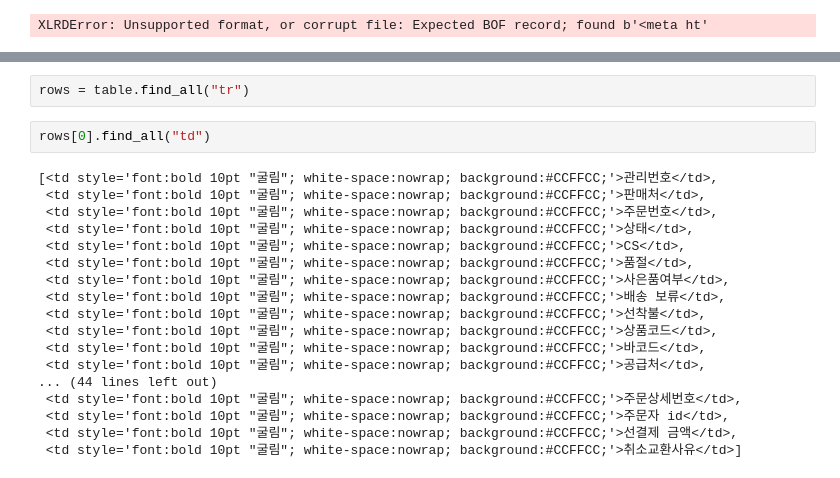
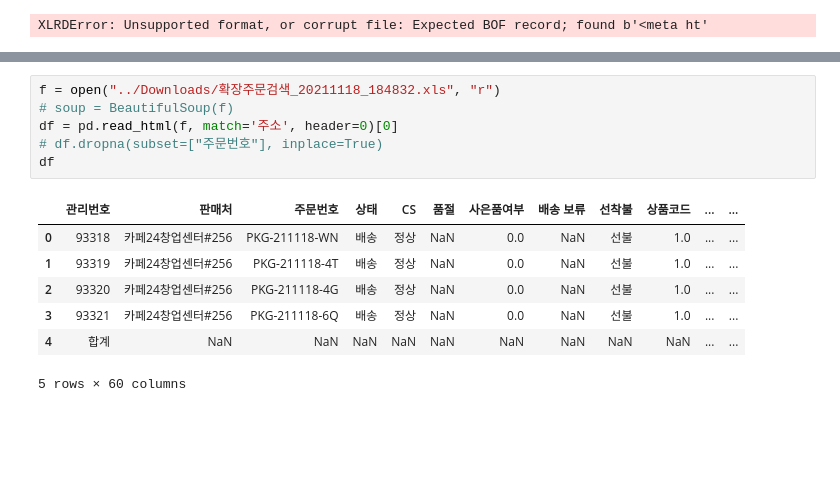
Before and after one commit to essemfly/alloff-backoffice-server, a Jupyter notebook: Reversing EZAdmin.ipynb, the cells around one changed output, grey strips where cells are left out. Saved outputs shown, nothing was run; the diff lists cells and outputs as text; blank space fills up the shorter version.

```diff
--- a/Reversing EZAdmin.ipynb
+++ b/Reversing EZAdmin.ipynb
@@ -71,22 +54,14 @@ SynchronousOnlyOperation: You cannot call this from an async context - use a thr
-# %%
-rows = table.find_all("tr")
-# %%
-rows[0].find_all("td")
-# %% [output]
-[<td style='font:bold 10pt "굴림"; white-space:nowrap; background:#CCFFCC;'>관리번호</td>,
- <td style='font:bold 10pt "굴림"; white-space:nowrap; background:#CCFFCC;'>판매처</td>,
- <td style='font:bold 10pt "굴림"; white-space:nowrap; background:#CCFFCC;'>주문번호</td>,
- <td style='font:bold 10pt "굴림"; white-space:nowrap; background:#CCFFCC;'>상태</td>,
- <td style='font:bold 10pt "굴림"; white-space:nowrap; background:#CCFFCC;'>CS</td>,
- <td style='font:bold 10pt "굴림"; white-space:nowrap; background:#CCFFCC;'>품절</td>,
- <td style='font:bold 10pt "굴림"; white-space:nowrap; background:#CCFFCC;'>사은품여부</td>,
- <td style='font:bold 10pt "굴림"; white-space:nowrap; background:#CCFFCC;'>배송 보류</td>,
- <td style='font:bold 10pt "굴림"; white-space:nowrap; background:#CCFFCC;'>선착불</td>,
- <td style='font:bold 10pt "굴림"; white-space:nowrap; background:#CCFFCC;'>상품코드</td>,
- <td style='font:bold 10pt "굴림"; white-space:nowrap; background:#CCFFCC;'>바코드</td>,
- <td style='font:bold 10pt "굴림"; white-space:nowrap; background:#CCFFCC;'>공급처</td>,
-... (44 lines left out)
- <td style='font:bold 10pt "굴림"; white-space:nowrap; background:#CCFFCC;'>주문상세번호</td>,
- <td style='font:bold 10pt "굴림"; white-space:nowrap; background:#CCFFCC;'>주문자 id</td>,
- <td style='font:bold 10pt "굴림"; white-space:nowrap; background:#CCFFCC;'>선결제 금액</td>,
- <td style='font:bold 10pt "굴림"; white-space:nowrap; background:#CCFFCC;'>취소교환사유</td>]
+# %%
+f = open("../Downloads/확장주문검색_20211118_184832.xls", "r")
+# soup = BeautifulSoup(f)
+df = pd.read_html(f, match='주소', header=0)[0]
+# df.dropna(subset=["주문번호"], inplace=True)
+df
+# %% [output]
+|  | 관리번호 | 판매처 | 주문번호 | 상태 | CS | 품절 | 사은품여부 | 배송 보류 | 선착불 | 상품코드 | ... | ... |
+| 0 | 93318 | 카페24창업센터#256 | PKG-211118-WN | 배송 | 정상 | NaN | 0.0 | NaN | 선불 | 1.0 | ... | ... |
+| 1 | 93319 | 카페24창업센터#256 | PKG-211118-4T | 배송 | 정상 | NaN | 0.0 | NaN | 선불 | 1.0 | ... | ... |
+| 2 | 93320 | 카페24창업센터#256 | PKG-211118-4G | 배송 | 정상 | NaN | 0.0 | NaN | 선불 | 1.0 | ... | ... |
+| 3 | 93321 | 카페24창업센터#256 | PKG-211118-6Q | 배송 | 정상 | NaN | 0.0 | NaN | 선불 | 1.0 | ... | ... |
+| 4 | 합계 | NaN | NaN | NaN | NaN | NaN | NaN | NaN | NaN | NaN | ... | ... |
+5 rows × 60 columns
```
Also changed, not shown: parts of 5 cells of this notebook, 2 other files.
